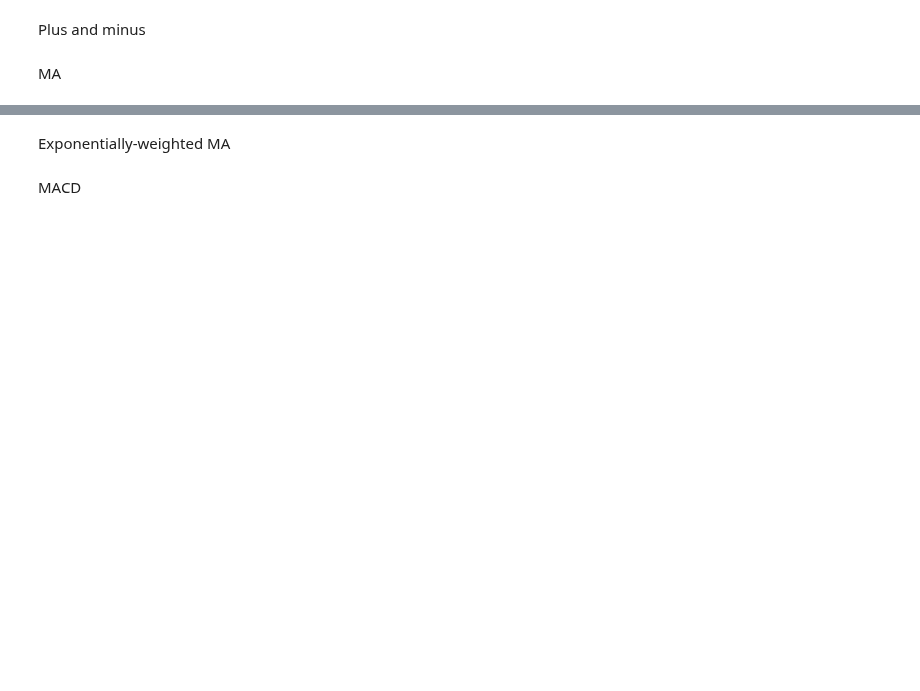
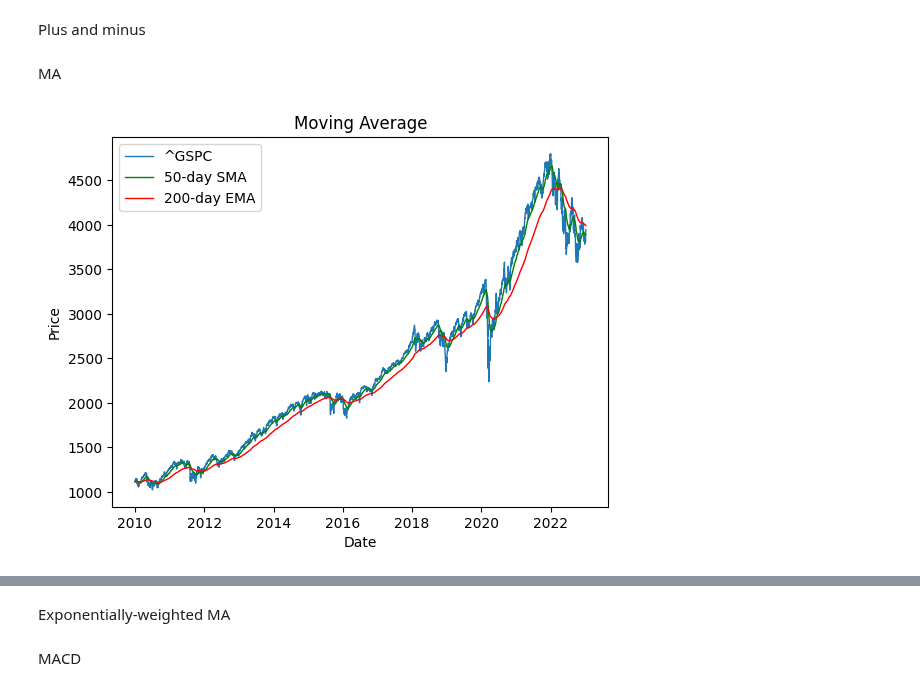
Before and after one commit to ChapnesAl/Tinkoff_Investment, a Jupyter notebook: lessons_and_tests/find_strs/all_indicatators.ipynb, the cells around one changed output, grey strips where cells are left out. Drawn from its saved outputs; the diff is of its cells as text; code cells hidden in the pictures; blank space fills up the shorter version.

```diff
--- a/lessons_and_tests/find_strs/all_indicatators.ipynb
+++ b/lessons_and_tests/find_strs/all_indicatators.ipynb
@@ -94,3 +94,20 @@ finally:
     pass
 
 # df.head(5)
+# %%
+# Set the title and axis labels
+plt.title('Moving Average')
+plt.xlabel('Date')
+plt.ylabel('Price')
+
+# Plot close price and moving averages
+plt.plot(df[tick],lw=1, label=tick)
+plt.plot(df[f'ma_{ma1}'],'g',lw=1, label=f'{ma1}-day SMA')
+plt.plot(df[f'ma_{ma2}'],'r', lw=1, label=f'{ma2}-day EMA')
+
+# Add a legend to the axis
+plt.legend()
+
+plt.show()
+# %% [output]
+[figure, added]
```
Also changed, not shown: parts of 9 cells of this notebook.
